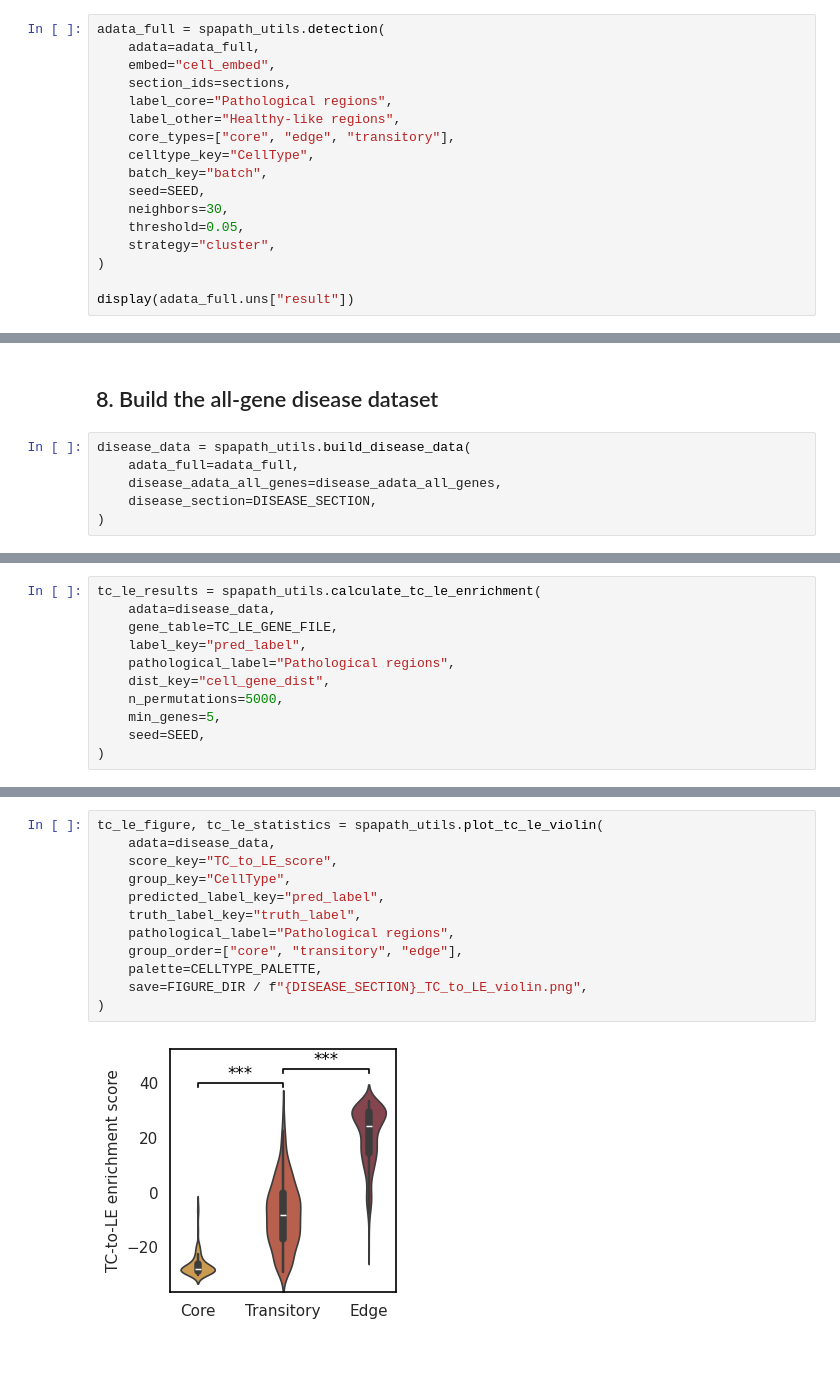
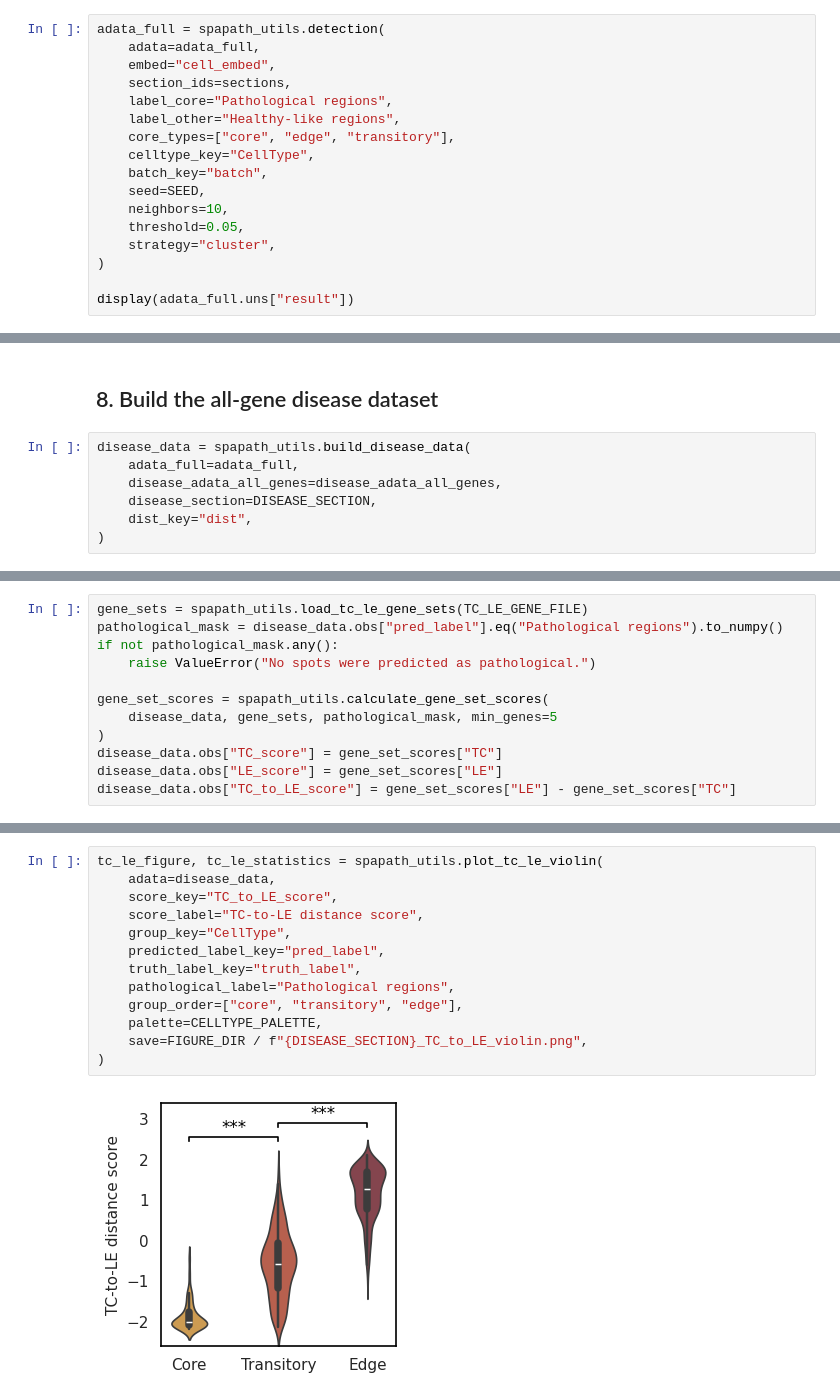
Before and after one commit to edawu11/SpaPath, a Jupyter notebook: notebook/OSCC.ipynb, the cells around one changed output, grey strips where cells are left out. Cells and saved outputs as stored; diff of their text form; blank space fills up the shorter version.

```diff
--- a/notebook/OSCC.ipynb
+++ b/notebook/OSCC.ipynb
@@ -187,7 +179,7 @@ adata_full = spapath_utils.detection(
     celltype_key="CellType",
     batch_key="batch",
     seed=SEED,
-    neighbors=30,
+    neighbors=10,
     threshold=0.05,
     strategy="cluster",
 )
@@ -237,5 +229,6 @@ disease_data = spapath_utils.build_disease_data(
     adata_full=adata_full,
     disease_adata_all_genes=disease_adata_all_genes,
     disease_section=DISEASE_SECTION,
+    dist_key="dist",
 )
 # %% [markdown]
@@ -243,11 +238,12 @@ disease_data = spapath_utils.build_disease_data(
 # %%
-tc_le_results = spapath_utils.calculate_tc_le_enrichment(
-    adata=disease_data,
-    gene_table=TC_LE_GENE_FILE,
-    label_key="pred_label",
-    pathological_label="Pathological regions",
-    dist_key="cell_gene_dist",
-    n_permutations=5000,
-    min_genes=5,
-    seed=SEED,
+gene_sets = spapath_utils.load_tc_le_gene_sets(TC_LE_GENE_FILE)
+pathological_mask = disease_data.obs["pred_label"].eq("Pathological regions").to_numpy()
+if not pathological_mask.any():
+    raise ValueError("No spots were predicted as pathological.")
+
+gene_set_scores = spapath_utils.calculate_gene_set_scores(
+    disease_data, gene_sets, pathological_mask, min_genes=5
 )
+disease_data.obs["TC_score"] = gene_set_scores["TC"]
+disease_data.obs["LE_score"] = gene_set_scores["LE"]
+disease_data.obs["TC_to_LE_score"] = gene_set_scores["LE"] - gene_set_scores["TC"]
@@ -275,14 +274,15 @@ tc_le_he_figure = spapath_utils.plot_score_on_he(
 # %%
 tc_le_figure, tc_le_statistics = spapath_utils.plot_tc_le_violin(
     adata=disease_data,
     score_key="TC_to_LE_score",
+    score_label="TC-to-LE distance score",
     group_key="CellType",
     predicted_label_key="pred_label",
     truth_label_key="truth_label",
     pathological_label="Pathological regions",
     group_order=["core", "transitory", "edge"],
     palette=CELLTYPE_PALETTE,
     save=FIGURE_DIR / f"{DISEASE_SECTION}_TC_to_LE_violin.png",
 )
 # %% [output]
-[figure, old version]
+[figure, new version]
```
Also changed, not shown: parts of 12 cells of this notebook, 9 other files.
